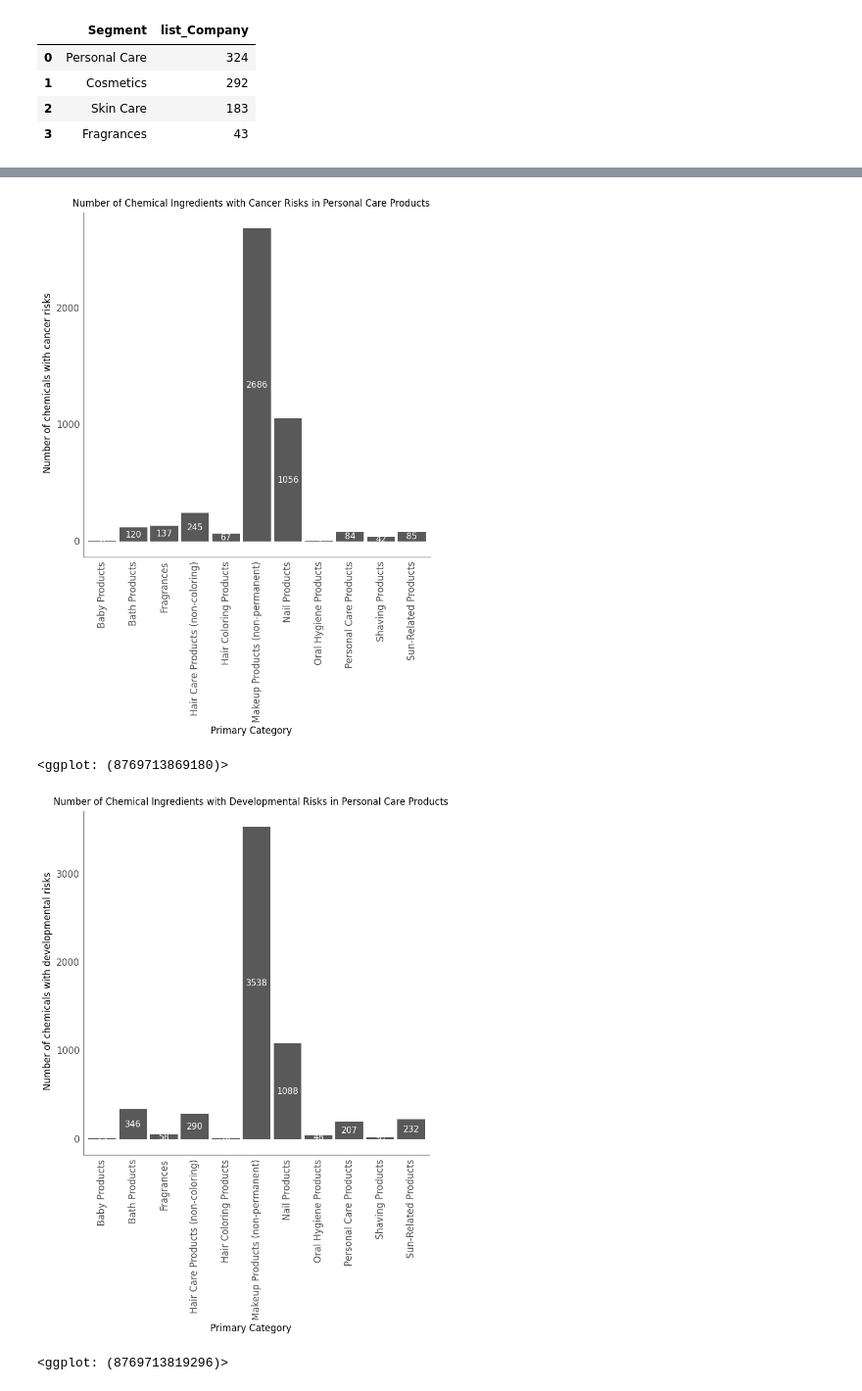
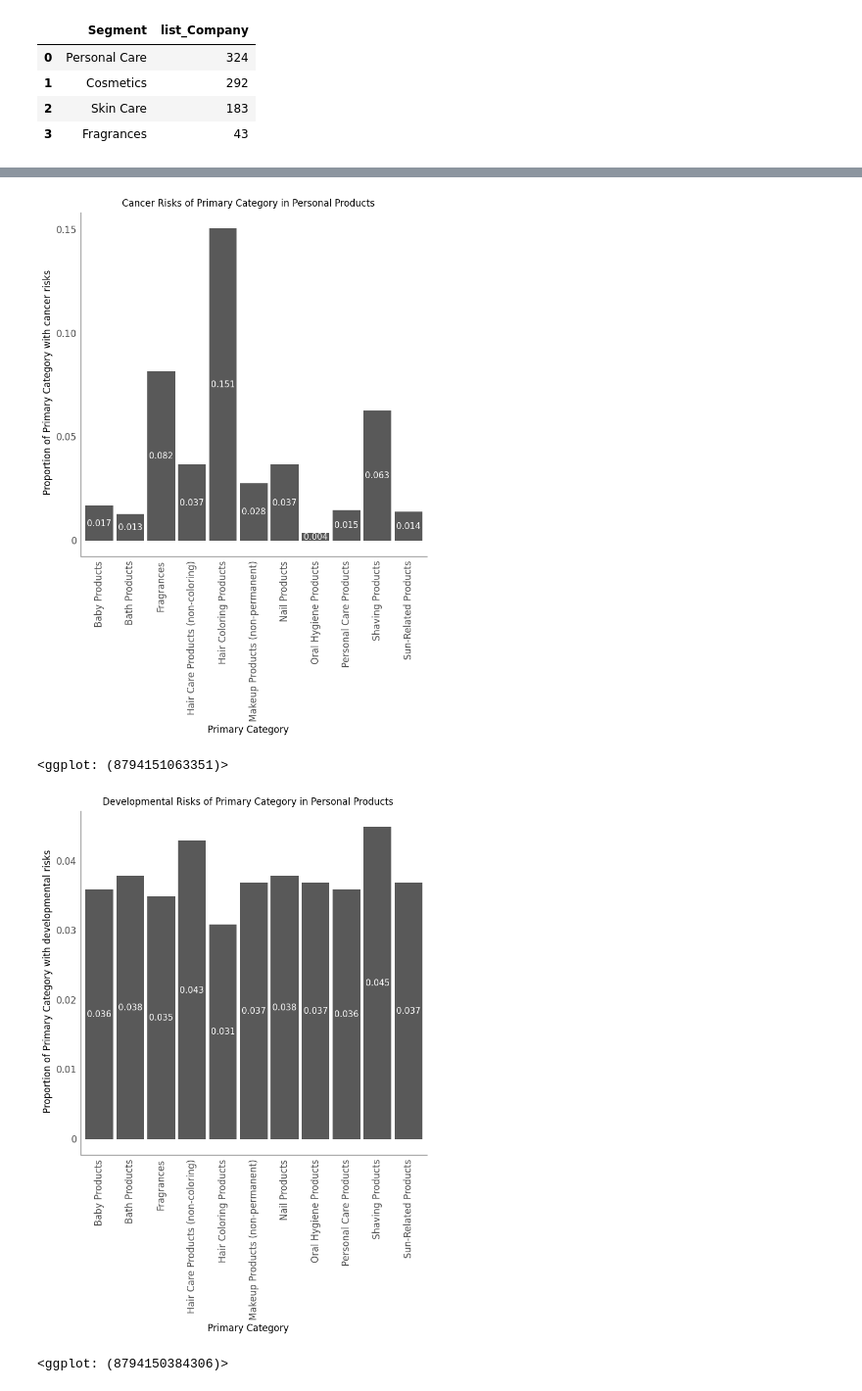
Before and after one commit to envirodatascience/final-project-env617_personalcareproducts, a Jupyter notebook: ENV_617_Final_Project_PersonalCareProducts_pynb.ipynb, the cells around one changed output, grey strips where cells are left out. Shown at 98% size. Cells and saved outputs as stored; diff of their text form; code cells hidden in the pictures.

```diff
--- a/ENV_617_Final_Project_PersonalCareProducts_pynb.ipynb
+++ b/ENV_617_Final_Project_PersonalCareProducts_pynb.ipynb
@@ -247,6 +245,7 @@ dtypes: float64(1), int64(11), object(21)
 memory usage: 40.8+ MB
 # %%
 #Which primary category of personal care product cosnsits of the highest number of chemicals with cancer and developmental risk
-df_prim_category_chemicals_risks = df_chemicals_risks_merge.groupby('PrimaryCategory', as_index=False).agg(n_cancer=('cancer','sum'),n_developmental=('developmental','sum'))
+df_prim_category_chemicals_risks = df_chemicals_risks_merge.groupby('PrimaryCategory', as_index=False).agg(avg_cancer=('cancer','mean'),avg_developmental=('developmental','mean'))
+df_prim_category_chemicals_risks[['avg_cancer','avg_developmental']] = round(df_prim_category_chemicals_risks[['avg_cancer','avg_developmental']], 3)
 df_prim_category_chemicals_risks.reset_index()
 # %% [output]
@@ -683,14 +641,14 @@ df_prim_category_chemicals_risks
 # %%
-#bar chart - # of reported ingredients with cancer risks per primary category
+#bar chart - Proportion of reported ingredients with cancer risks per primary category
 plotnine.options.figure_size = (8, 8)
 
 p= (
-    ggplot(df_prim_category_chemicals_risks, aes(x='PrimaryCategory', y='n_cancer', label='n_cancer')) # labels argument puts data labels on bars
+    ggplot(df_prim_category_chemicals_risks, aes(x='PrimaryCategory', y='avg_cancer', label='avg_cancer')) # labels argument puts data labels on bars
       + geom_bar(stat='identity') # arranges aes() maps into bar geometry
       + geom_text(position=position_stack(vjust=.5), color='white') # adjusts the positioning and color of the data labels
       + xlab("Primary Category") # adds x axis label
-      + ylab("Number of chemicals with cancer risks") # adds y axis label
-      + ggtitle("Number of Chemical Ingredients with Cancer Risks in Personal Care Products") # adds chart title
+      + ylab("Proportion of Primary Category with cancer risks") # adds y axis label
+      + ggtitle("Cancer Risks of Primary Category in Personal Products") # adds chart title
       + theme_classic() # predefined 'look and feel' format. theme_classic() is very simple. See for more: https://plotnine.readthedocs.io/en/stable/api.html#themes
       + theme(axis_text_x = element_text(angle = 90, vjust = 1, hjust=.5),
               axis_line=element_line(color="gray"), # further adjusts theme_classic() - axis line white
@@ -700,30 +658,30 @@ p= (
 
 p
 # %% [output]
-[figure, old version]
+[figure, new version]
-<ggplot: (8769713869180)>
+<ggplot: (8794151063351)>
 # %%
-#bar chart - # of reported ingredients with developmental risks per primary category
+#bar chart - Proportion of reported ingredients with developmental risks per primary category
 plotnine.options.figure_size = (8, 8)
 
 p= (
-    ggplot(df_prim_category_chemicals_risks, aes(x='PrimaryCategory', y='n_developmental', label='n_developmental')) # labels argument puts data labels on bars
+    ggplot(df_prim_category_chemicals_risks, aes(x='PrimaryCategory', y='avg_developmental', label='avg_developmental')) # labels argument puts data labels on bars
       + geom_bar(stat='identity') # arranges aes() maps into bar geometry
       + geom_text(position=position_stack(vjust=.5), color='white') # adjusts the positioning and color of the data labels
       + xlab("Primary Category") # adds x axis label
-      + ylab("Number of chemicals with developmental risks") # adds y axis label
-      + ggtitle("Number of Chemical Ingredients with Developmental Risks in Personal Care Products") # adds chart title
+      + ylab("Proportion of Primary Category with developmental risks") # adds y axis label
+      + ggtitle("Developmental Risks of Primary Category in Personal Products") # adds chart title
       + theme_classic() # predefined 'look and feel' format. theme_classic() is very simple. See for more: https://plotnine.readthedocs.io/en/stable/api.html#themes
       + theme(axis_text_x = element_text(angle = 90, vjust = 1, hjust=.5),
               axis_line=element_line(color="gray"), # further adjusts theme_classic() - axis line white
               axis_ticks=element_line (color ="white"), # further adjusts theme_classic() - axis ticks white
               text=element_text(size = 12))
   )
 
 p
 # %% [output]
-[figure, old version]
+[figure, new version]
-<ggplot: (8769713819296)>
+<ggplot: (8794150384306)>
 # %%
 df_segment_chemicals_risks
 # %% [output]
```
Also changed, not shown: parts of 16 cells of this notebook.
